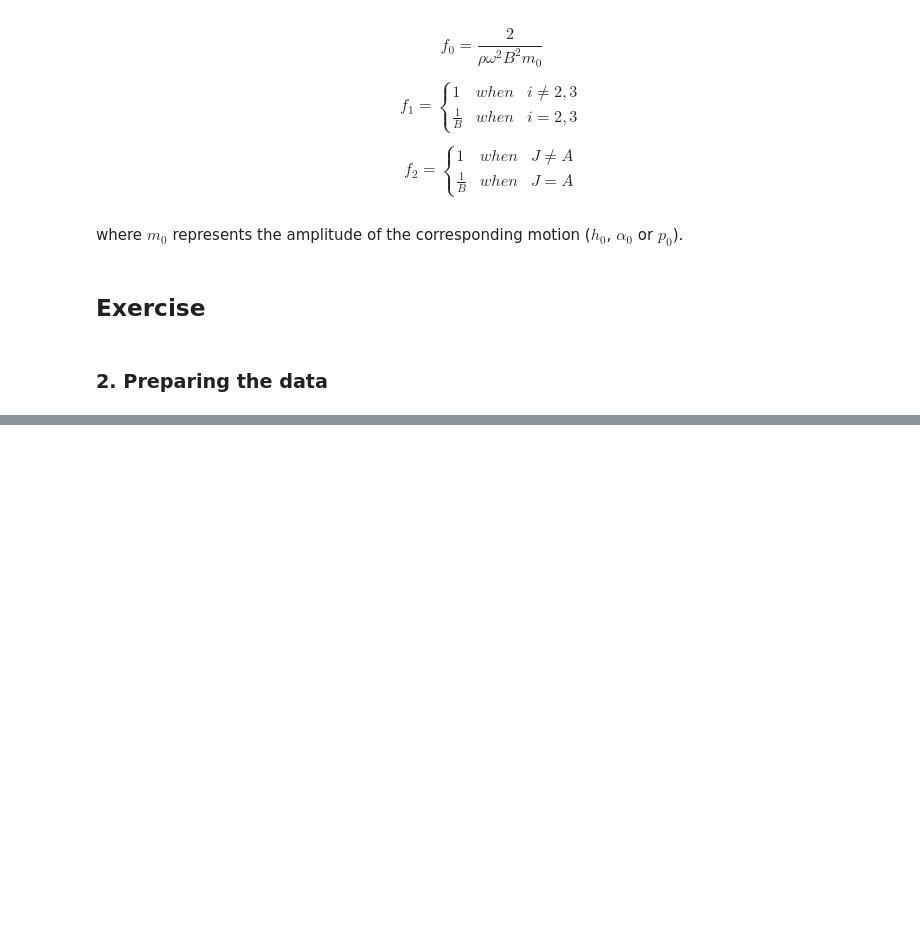
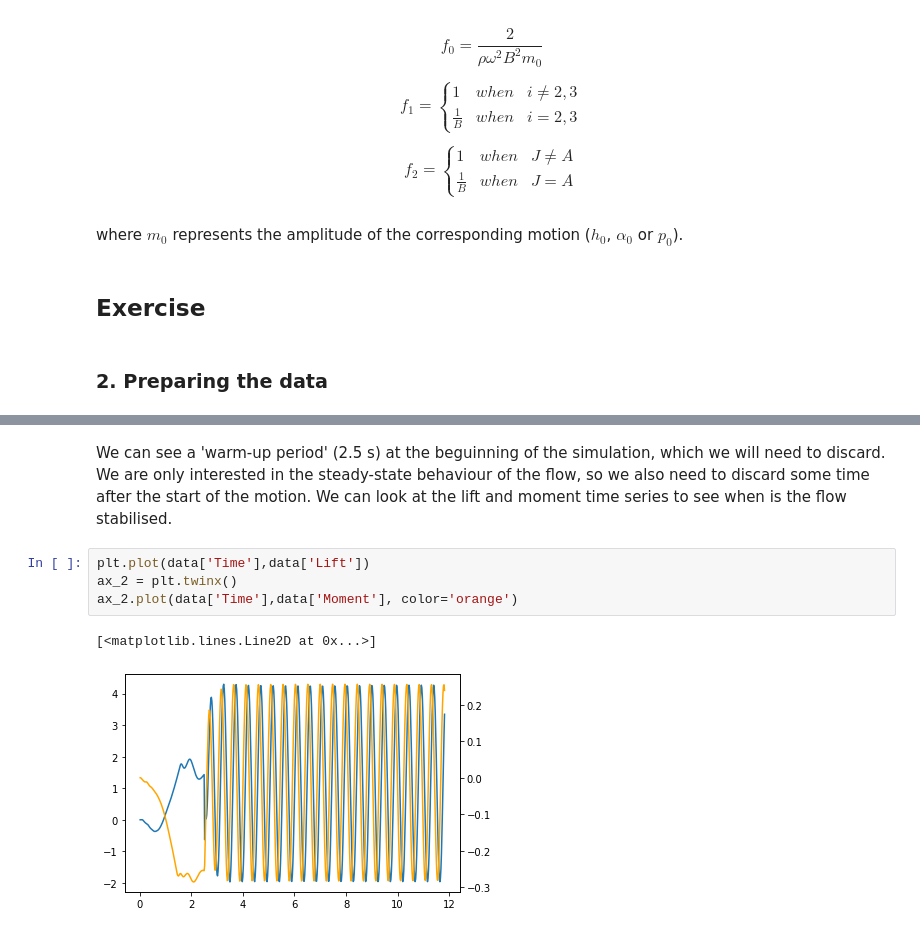
Before and after one commit to mpentek/SWEToolbox, a Jupyter notebook: 5_flutter_analysis_tools/howto_1_calculation_of_flutter_derivatives.ipynb, the cells around one changed output, grey strips where cells are left out. Drawn from its saved outputs; the diff is of its cells as text; blank space fills up the shorter version.

```diff
--- a/5_flutter_analysis_tools/howto_1_calculation_of_flutter_derivatives.ipynb
+++ b/5_flutter_analysis_tools/howto_1_calculation_of_flutter_derivatives.ipynb
@@ -147,0 +187,9 @@ where $m_0$ represents the amplitude of the corresponding motion ($h_0$, $\alpha
+# %% [markdown]
+We can see a 'warm-up period' (2.5 s) at the beguinning of the simulation, which we will need to discard. We are only interested in the steady-state behaviour of the flow, so we also need to discard some time after the start of the motion. We can look at the lift and moment time series to see when is the flow stabilised.
+# %%
+plt.plot(data['Time'],data['Lift'])
+ax_2 = plt.twinx()
+ax_2.plot(data['Time'],data['Moment'], color='orange')
+# %% [output]
+[<matplotlib.lines.Line2D at 0x...>]
+[figure, added]
```
Also changed, not shown: parts of 19 cells of this notebook.
